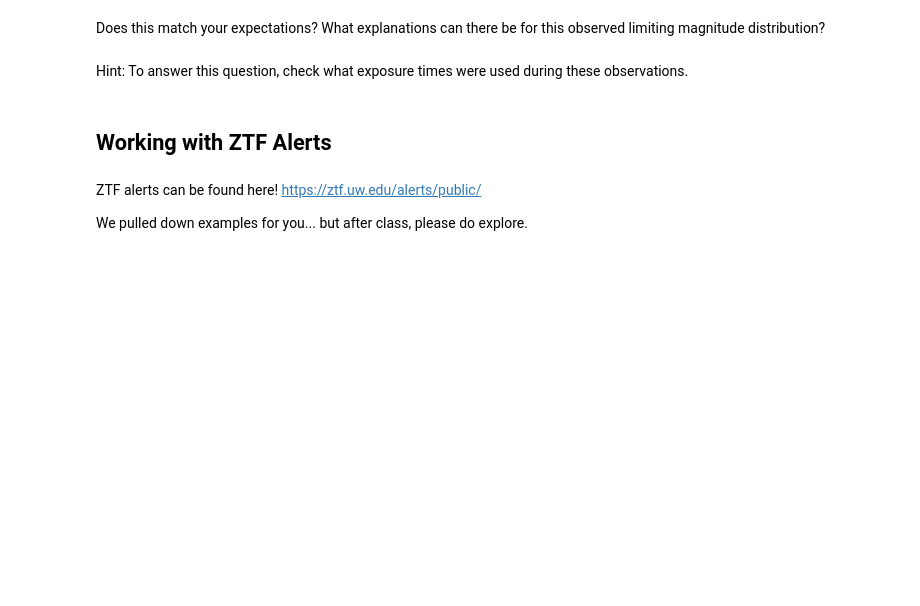
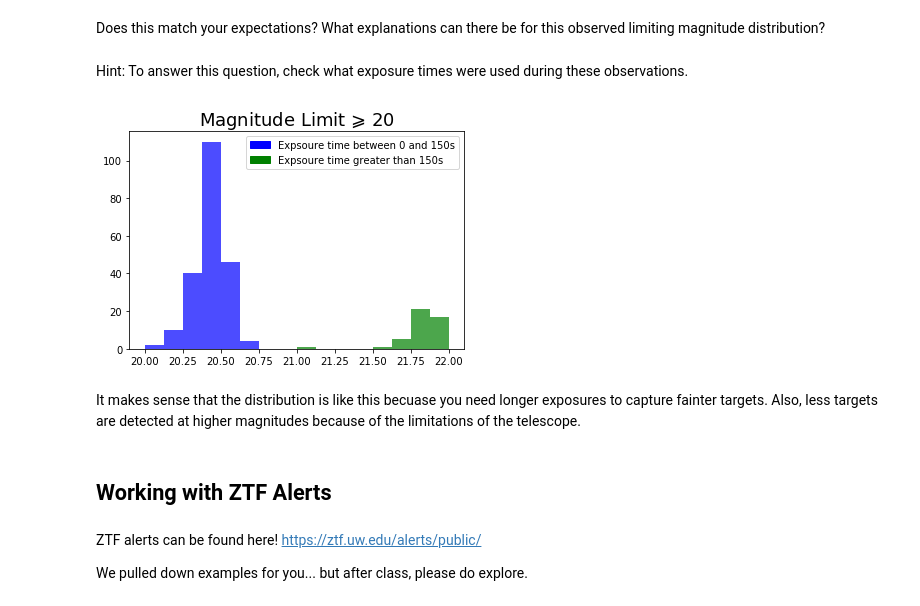
Before and after one commit to ZTF-Summer-School/ztf_summer_school_2022, a Jupyter notebook: lectures/01/lecture01.ipynb, the cells around one changed output. Saved outputs shown, nothing was run; the diff lists cells and outputs as text; code cells hidden in the pictures; blank space fills up the shorter version.

```diff
--- a/lectures/01/lecture01.ipynb
+++ b/lectures/01/lecture01.ipynb
@@ -218 +262,34 @@ Hint: To answer this question, check what exposure times were used during these
+# %%
+# YOUR CODE HERE
+# help from: https://stackoverflow.com/questions/65107261/visualizing-third-variable-with-matplotlib-histograms &
+# https://stackoverflow.com/questions/39500265/how-to-manually-create-a-legend
+
+var1, var2 = deepfield["maglimit"].values, deepfield["exptime"].values
+
+mean = [deepfield.groupby(pd.cut(deepfield["maglimit"], np.arange(20, 22+0.125, 0.125)))["exptime"].mean()]
+
+color_bins = np.array([0,150,300])
+color_list = ["blue","green","green"]
+
+# bin the means of Var2 according to the color_bins we just created
+inds = np.digitize(mean, color_bins)
+
+# list that assigns the appropriate color to each patch
+colors = [color_list[value-1] for value in inds[0]]
+
+n, bins, patches = plt.hist(var1, bins=16, range=(20,22), color="orange", alpha=0.7)
+for i, patch in enumerate(patches):
+    plt.setp(patch, "facecolor", colors[i])
+
+plt.title(r'Magnitude Limit $\geqslant$ 20', fontsize=18)
+
+blue_patch = mpatches.Patch(color='blue', label='Expsoure time between 0 and 150s')
+green_patch = mpatches.Patch(color='green', label='Expsoure time greater than 150s')
+plt.legend(handles=[blue_patch,green_patch])
+
+plt.show()
+# %% [output]
+[figure, added]
+# %% [markdown]
+It makes sense that the distribution is like this becuase you need longer exposures to capture fainter targets. Also, less targets are detected at higher magnitudes because of the limitations of the telescope.
 # %% [markdown]
```
Also changed, not shown: parts of 15 cells of this notebook.
